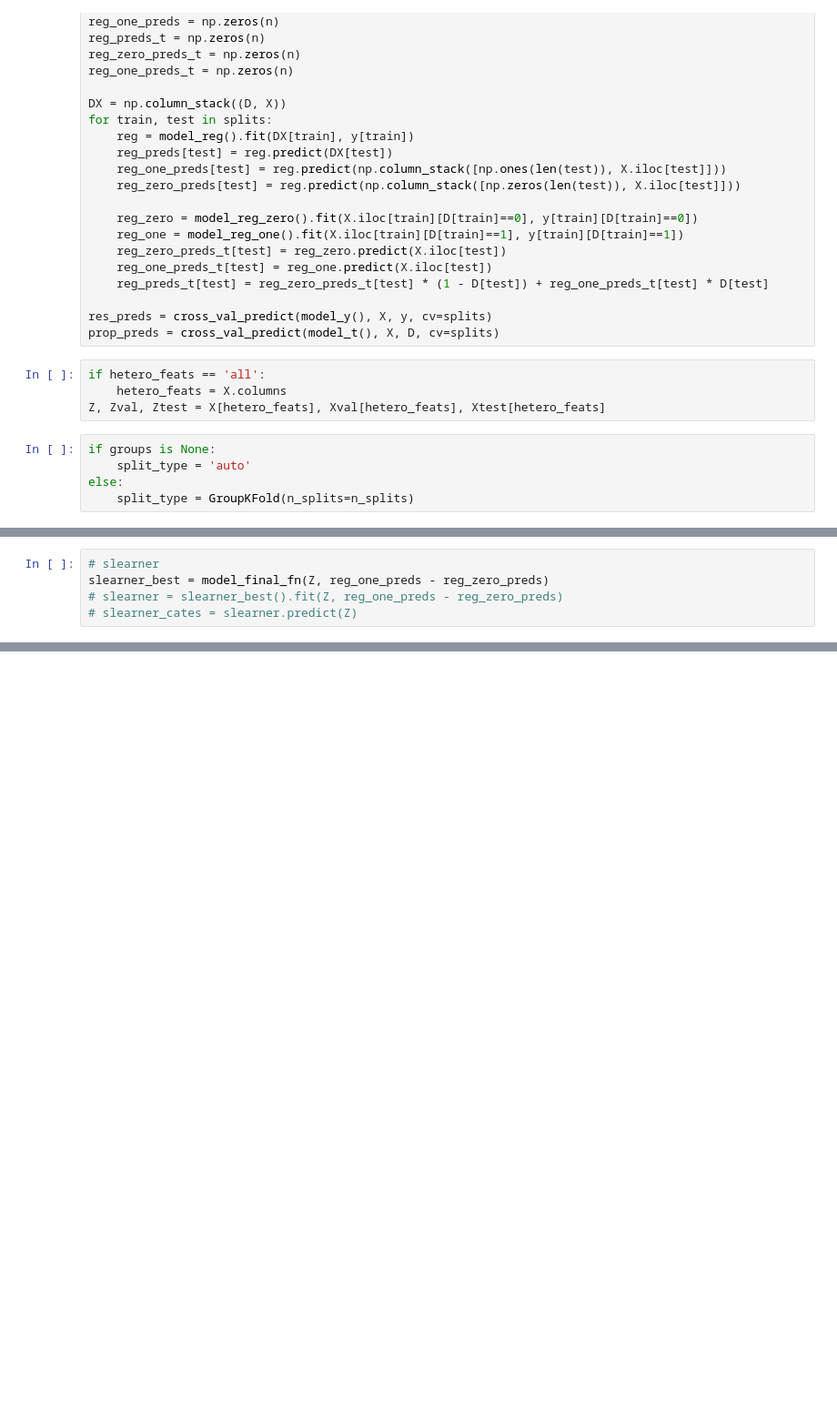
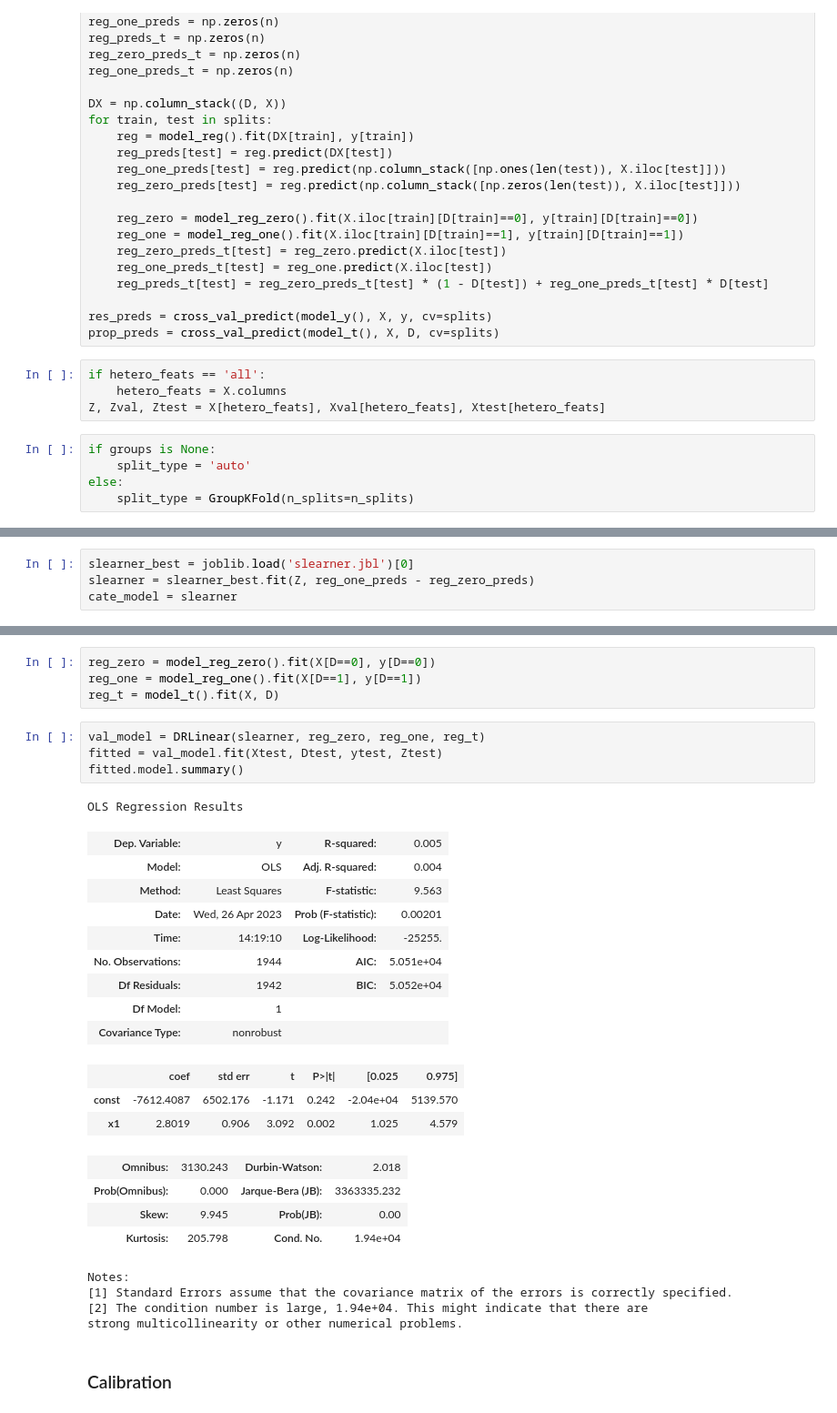
Before and after one commit to evanjflack/econ_ml_scratch, a Jupyter notebook: test_validate.ipynb, the cells around one changed output, grey strips where cells are left out. Shown: that part at 91% size. Saved outputs shown, nothing was run; the diff lists cells and outputs as text; blank space fills up the shorter version.

Commit message:
New class for calibration-based validation.

```diff
--- a/test_validate.ipynb
+++ b/test_validate.ipynb
@@ -118,5 +114,4 @@ model_final_fn = lambda Z, y: auto_reg(Z, y, groups=groups,
 # %%
-# slearner
-slearner_best = model_final_fn(Z, reg_one_preds - reg_zero_preds)
-# slearner = slearner_best().fit(Z, reg_one_preds - reg_zero_preds)
-# slearner_cates = slearner.predict(Z)
+slearner_best = joblib.load('slearner.jbl')[0]
+slearner = slearner_best.fit(Z, reg_one_preds - reg_zero_preds)
+cate_model = slearner
@@ -143,0 +186,32 @@ print(reg_one_preds - reg_zero_preds)
+# %%
+reg_zero = model_reg_zero().fit(X[D==0], y[D==0])
+reg_one = model_reg_one().fit(X[D==1], y[D==1])
+reg_t = model_t().fit(X, D)
+# %%
+val_model = DRLinear(slearner, reg_zero, reg_one, reg_t)
+fitted = val_model.fit(Xtest, Dtest, ytest, Ztest)
+fitted.model.summary()
+# %% [output]
+OLS Regression Results
+| Dep. Variable: | y | R-squared: | 0.005 |
+| Model: | OLS | Adj. R-squared: | 0.004 |
+| Method: | Least Squares | F-statistic: | 9.563 |
+| Date: | Wed, 26 Apr 2023 | Prob (F-statistic): | 0.00201 |
+| Time: | 14:19:10 | Log-Likelihood: | -25255. |
+| No. Observations: | 1944 | AIC: | 5.051e+04 |
+| Df Residuals: | 1942 | BIC: | 5.052e+04 |
+| Df Model: | 1 |  |  |
+| Covariance Type: | nonrobust |  |  |
+|  | coef | std err | t | P>|t| | [0.025 | 0.975] |
+| const | -7612.4087 | 6502.176 | -1.171 | 0.242 | -2.04e+04 | 5139.570 |
+| x1 | 2.8019 | 0.906 | 3.092 | 0.002 | 1.025 | 4.579 |
+| Omnibus: | 3130.243 | Durbin-Watson: | 2.018 |
+| Prob(Omnibus): | 0.000 | Jarque-Bera (JB): | 3363335.232 |
+| Skew: | 9.945 | Prob(JB): | 0.00 |
+| Kurtosis: | 205.798 | Cond. No. | 1.94e+04 |
+Notes:
+[1] Standard Errors assume that the covariance matrix of the errors is correctly specified.
+[2] The condition number is large, 1.94e+04. This might indicate that there are
+strong multicollinearity or other numerical problems.
+# %% [markdown]
+### Calibration
```
Also changed, not shown: parts of 9 cells of this notebook, 2 other files.
